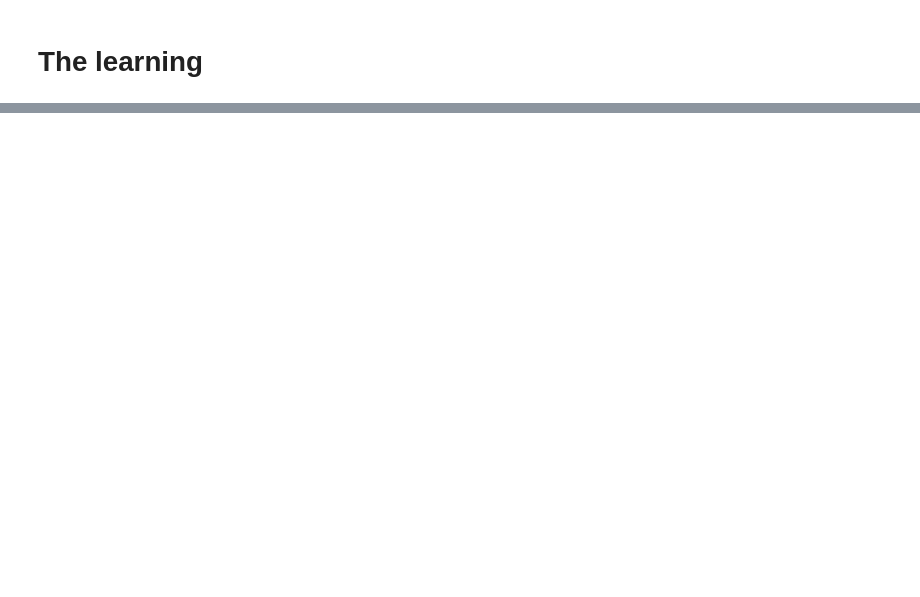
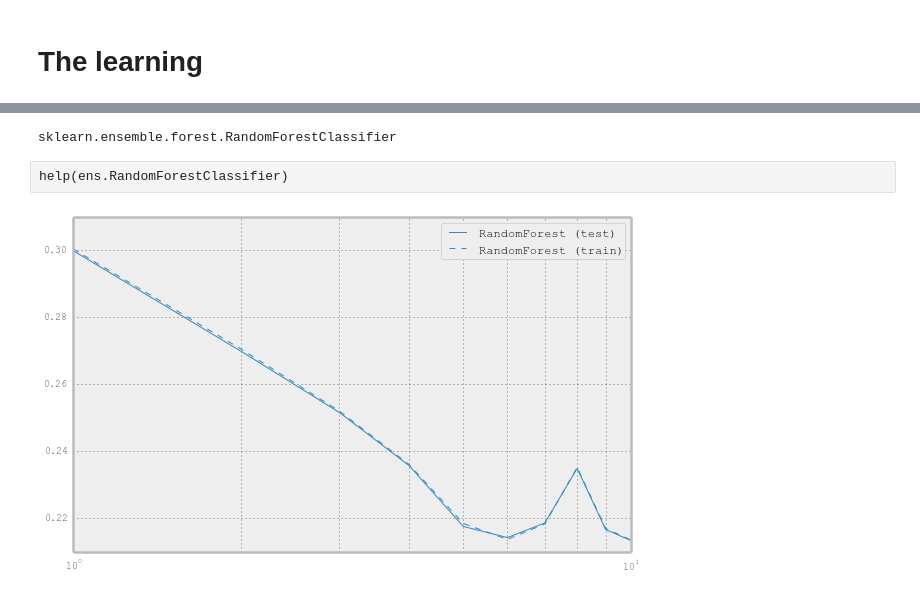
Before and after one commit to Djabbz/SOS14_practical_session, a Jupyter notebook: SOS.ipynb, the cells around one changed output, grey strips where cells are left out. Drawn from its saved outputs; the diff is of its cells as text; code cells hidden in the pictures; blank space fills up the shorter version.

```diff
--- a/SOS.ipynb
+++ b/SOS.ipynb
@@ -48,5 +39,13 @@ import pandas as pd
 # %%
+import SOS_tools as SOS
+import numpy as np
+import pandas as pd
+# Some lil' tweaks that make life more enjoyable
+%load_ext autoreload
+%autoreload 2
+%matplotlib inline
 pd.set_option('display.mpl_style', 'default') # Make the graphs a bit prettier
 pd.set_option('display.max_columns', None) # Otherwise, the columns will be truncated
 pd.set_option('display.max_rows', 35)
-rcParams['figure.figsize'] = (10.0, 8.0)
+rcParams['figure.figsize'] = (10.0, 6.0)
+rcParams['axes.linewidth'] = 2.5
@@ -179,0 +130,12 @@ $$
+# %%
+ens.RandomForestClassifier # press shift+tab at the end of the class name
+# %% [output]
+sklearn.ensemble.forest.RandomForestClassifier
+# %% [raw]
+help(ens.RandomForestClassifier)
+# %%
+random_forest = ens.RandomForestClassifier(n_estimators=10, max_depth=3).fit(train_X, train_Y)
+# %%
+SOS.learning_curve_plot({'RandomForest': random_forest}, train_X, train_Y, valid_X, valid_Y, log_scale=True)
+# %% [output]
+[figure, added]
```
Also changed, not shown: parts of 46 cells of this notebook, 1 other file.
